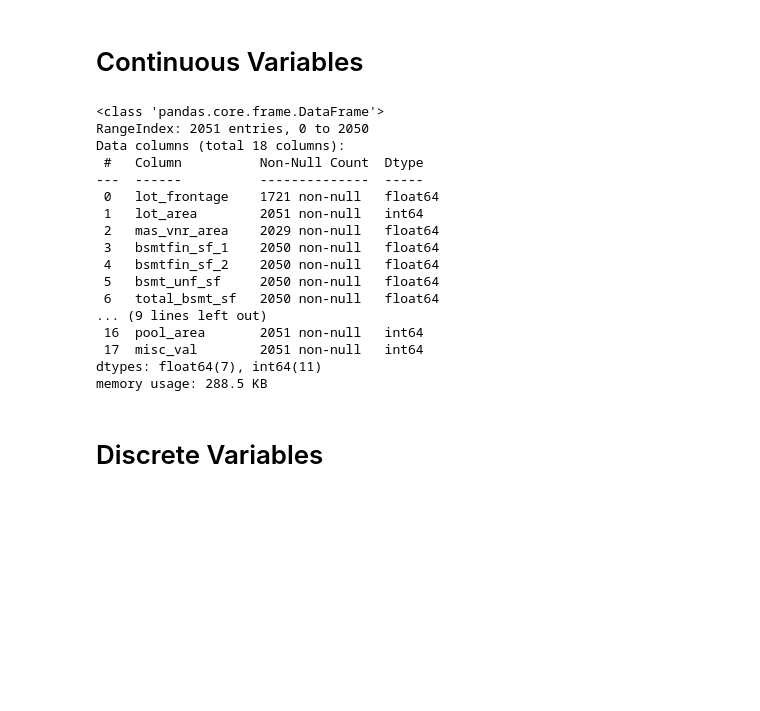
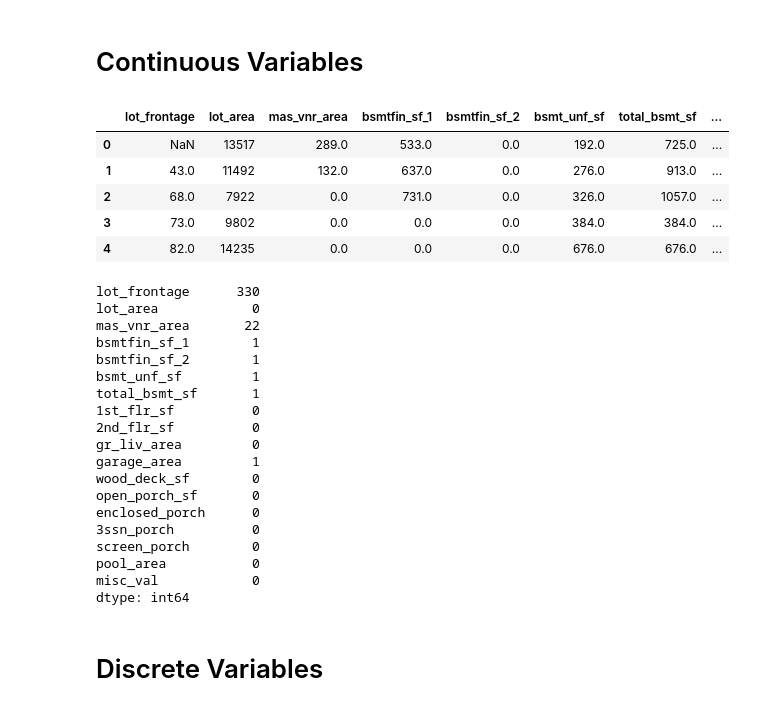
Before and after one commit to AlexSpradling/Home-Price-Prediction-in-Ames-IA, a Jupyter notebook: code/data_cleaning.ipynb, the cells around one changed output. Cells and saved outputs as stored; diff of their text form; code cells hidden in the pictures; blank space fills up the shorter version.

```diff
--- a/code/data_cleaning.ipynb
+++ b/code/data_cleaning.ipynb
@@ -31,29 +42,36 @@ house_train.head(5)
 # Continuous Variables
 # %%
 
-# check data
+display(house_train[CONTINUOUS].head())
+
+# check for missing data
 house_train[CONTINUOUS].isnull().sum() # lot_frontage missing a lot of data
-
-# check numeric data
-house_train[CONTINUOUS].info()
 # %% [output]
+|  | lot_frontage | lot_area | mas_vnr_area | bsmtfin_sf_1 | bsmtfin_sf_2 | bsmt_unf_sf | total_bsmt_sf | ... |
+| 0 | NaN | 13517 | 289.0 | 533.0 | 0.0 | 192.0 | 725.0 | ... |
+| 1 | 43.0 | 11492 | 132.0 | 637.0 | 0.0 | 276.0 | 913.0 | ... |
+| 2 | 68.0 | 7922 | 0.0 | 731.0 | 0.0 | 326.0 | 1057.0 | ... |
+| 3 | 73.0 | 9802 | 0.0 | 0.0 | 0.0 | 384.0 | 384.0 | ... |
+| 4 | 82.0 | 14235 | 0.0 | 0.0 | 0.0 | 676.0 | 676.0 | ... |
-<class 'pandas.core.frame.DataFrame'>
-RangeIndex: 2051 entries, 0 to 2050
-Data columns (total 18 columns):
- #   Column          Non-Null Count  Dtype
----  ------          --------------  -----
- 0   lot_frontage    1721 non-null   float64
- 1   lot_area        2051 non-null   int64
- 2   mas_vnr_area    2029 non-null   float64
- 3   bsmtfin_sf_1    2050 non-null   float64
- 4   bsmtfin_sf_2    2050 non-null   float64
- 5   bsmt_unf_sf     2050 non-null   float64
- 6   total_bsmt_sf   2050 non-null   float64
-... (9 lines left out)
- 16  pool_area       2051 non-null   int64
- 17  misc_val        2051 non-null   int64
-dtypes: float64(7), int64(11)
-memory usage: 288.5 KB
+lot_frontage      330
+lot_area            0
+mas_vnr_area       22
+bsmtfin_sf_1        1
+bsmtfin_sf_2        1
+bsmt_unf_sf         1
+total_bsmt_sf       1
+1st_flr_sf          0
+2nd_flr_sf          0
+gr_liv_area         0
+garage_area         1
+wood_deck_sf        0
+open_porch_sf       0
+enclosed_porch      0
+3ssn_porch          0
+screen_porch        0
+pool_area           0
+misc_val            0
+dtype: int64
 # %% [markdown]
 # Discrete Variables
 # %%
```
Also changed, not shown: parts of 20 cells of this notebook.
